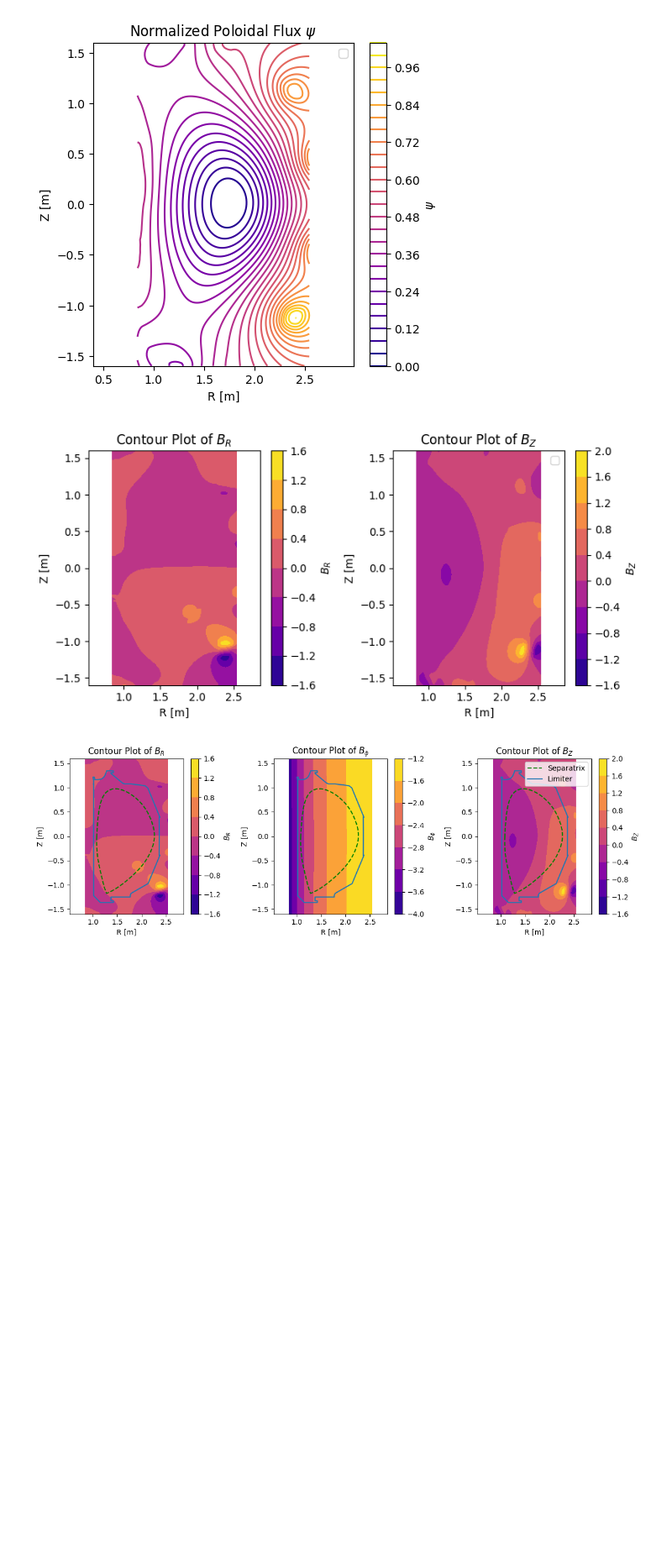
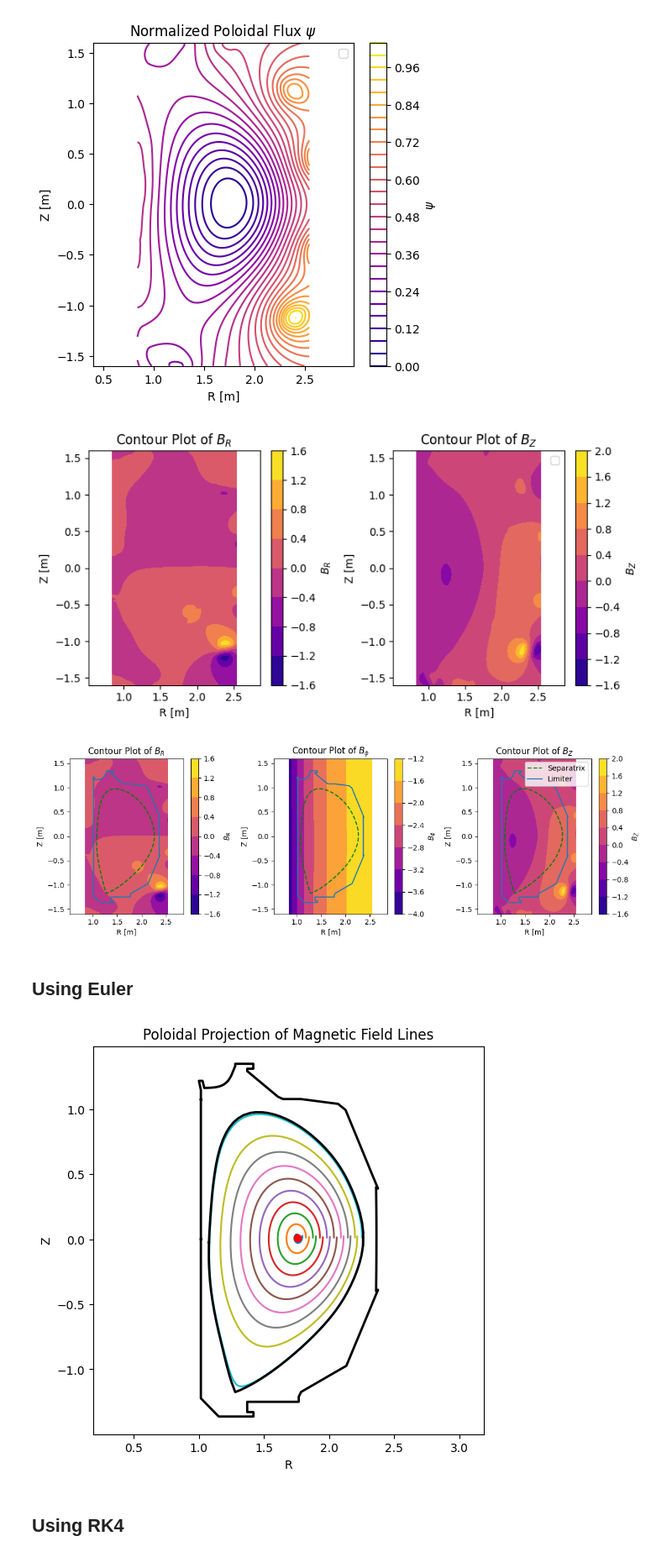
Before and after one commit to swarajsao1/Plasma, a Jupyter notebook: PoloidalTracing.ipynb, the cells around one changed output. Shown at 84% size. Cells and saved outputs as stored; diff of their text form; code cells hidden in the pictures; blank space fills up the shorter version.

Commit message:
Euler and RK4 method revisited.

```diff
--- a/PoloidalTracing.ipynb
+++ b/PoloidalTracing.ipynb
@@ -169,6 +169,76 @@ from scipy.interpolate import RegularGridInterpolator
 
 BR_interp = RegularGridInterpolator((r_coords, z_coords), BR)
 BZ_interp = RegularGridInterpolator((r_coords, z_coords), BZ)
+# %% [markdown]
+## Using Euler
+# %%
+r_start_points = np.linspace(g.rmaxis + 0.01, g.rbbbs.max()-0.01, 10)
+
+r_trajectory = []
+z_trajectory = []
+
+z0 = g.zmaxis
+h = 0.01
+
+plt.figure(figsize=(6,6))
+
+for i,initial_r_val in enumerate(r_start_points):
+
+    current_r_val = initial_r_val
+    current_z_val = z0
+
+    r_trajectory.append([current_r_val])
+    z_trajectory.append([current_z_val])
+
+    revolution_completed = False
+
+
+    prev_z_val = current_z_val
+
+    while (not revolution_completed) and  \
+          (r_coords.min() < current_r_val < r_coords.max()) and \
+          (z_coords.min() < current_z_val < z_coords.max()):
+
+        BR_local = BR_interp((current_r_val, current_z_val))
+        BZ_local = BZ_interp((current_r_val, current_z_val))
+
+        Bp_local = np.sqrt(BR_local**2 + BZ_local**2)
+
+        if Bp_local == 0:
+            break
+
+        dR_dS = BR_local / Bp_local
+        dZ_dS = BZ_local / Bp_local
+
+        new_r_val = current_r_val + h * dR_dS
+        new_z_val = current_z_val + h * dZ_dS
+
+
+        if (prev_z_val < z0) and (new_z_val >= z0) :
+            revolution_completed = True
+
+        prev_z_val = current_z_val
+        current_r_val = new_r_val
+        current_z_val = new_z_val
+
+        r_trajectory[i].append(current_r_val)
+        z_trajectory[i].append(current_z_val)
+        # step_count += 1
+
+    plt.plot(r_trajectory[i], z_trajectory[i])
+
+plt.plot(g.rbbbs, g.zbbbs, 'k', linewidth=2)
+plt.plot(g.rmaxis, g.zmaxis, 'ro')
+plt.plot(g.rlim, g.zlim, 'k', linewidth=2)
+plt.axis('equal')
+plt.xlabel("R")
+plt.ylabel("Z")
+plt.title("Poloidal Projection of Magnetic Field Lines")
+plt.show()
+# %% [output]
+[figure, added]
+# %% [markdown]
+## Using RK4
 # %%
 def RK4(F, r_current, z_current, h):
   k1r, k1z = F(r_current, z_current)
```
Also changed, not shown: parts of 7 cells of this notebook.
